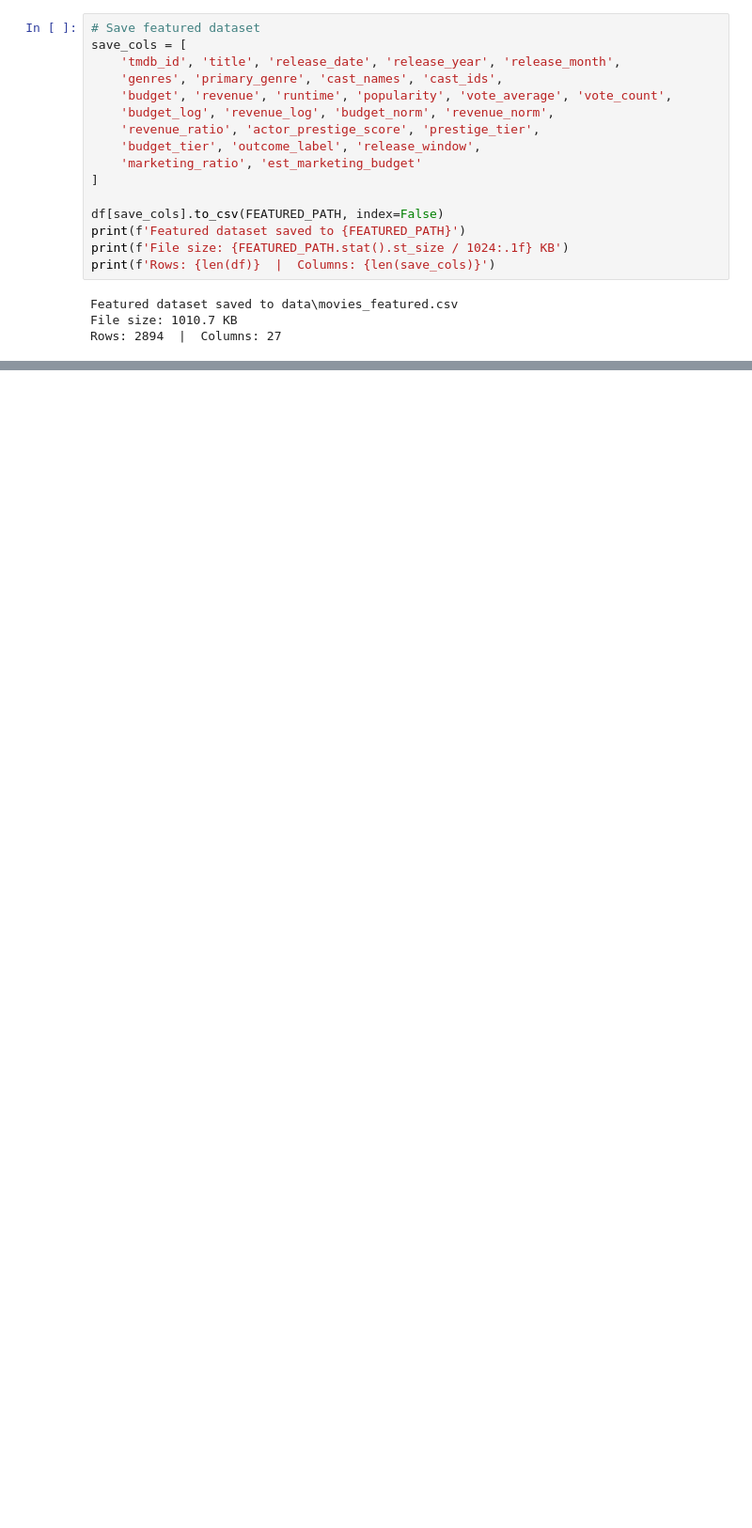
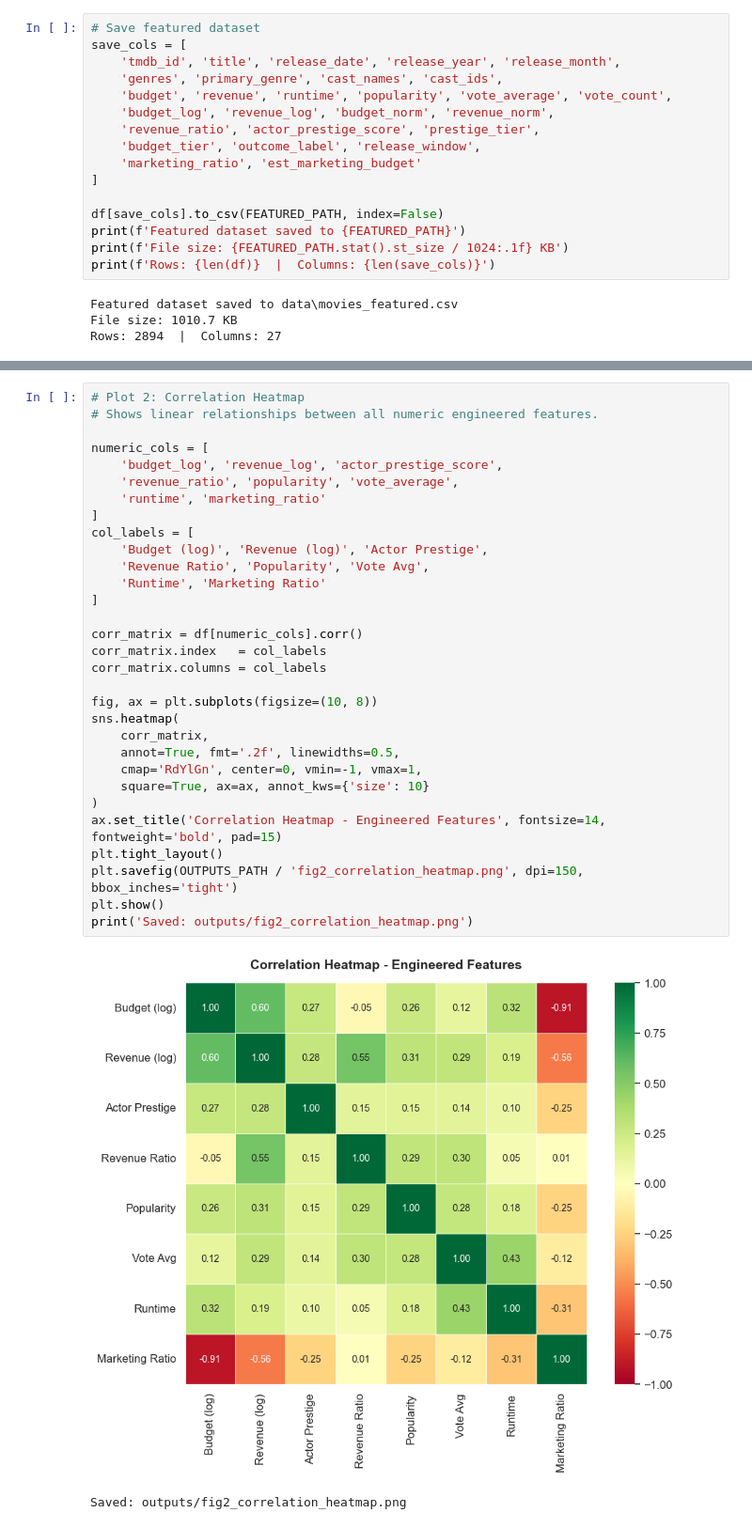
Before and after one commit to stefhooy/box-office-bayesian, a Jupyter notebook: blockbuster_formula.ipynb, the cells around one changed output, grey strips where cells are left out. Shown at 94% size. Drawn from its saved outputs; the diff is of its cells as text; blank space fills up the shorter version.

```diff
--- a/blockbuster_formula.ipynb
+++ b/blockbuster_formula.ipynb
@@ -912,0 +1007,34 @@ Rows: 2894  |  Columns: 27
+# %%
+# Plot 2: Correlation Heatmap
+# Shows linear relationships between all numeric engineered features.
+
+numeric_cols = [
+    'budget_log', 'revenue_log', 'actor_prestige_score',
+    'revenue_ratio', 'popularity', 'vote_average',
+    'runtime', 'marketing_ratio'
+]
+col_labels = [
+    'Budget (log)', 'Revenue (log)', 'Actor Prestige',
+    'Revenue Ratio', 'Popularity', 'Vote Avg',
+    'Runtime', 'Marketing Ratio'
+]
+
+corr_matrix = df[numeric_cols].corr()
+corr_matrix.index   = col_labels
+corr_matrix.columns = col_labels
+
+fig, ax = plt.subplots(figsize=(10, 8))
+sns.heatmap(
+    corr_matrix,
+    annot=True, fmt='.2f', linewidths=0.5,
+    cmap='RdYlGn', center=0, vmin=-1, vmax=1,
+    square=True, ax=ax, annot_kws={'size': 10}
+)
+ax.set_title('Correlation Heatmap - Engineered Features', fontsize=14, fontweight='bold', pad=15)
+plt.tight_layout()
+plt.savefig(OUTPUTS_PATH / 'fig2_correlation_heatmap.png', dpi=150, bbox_inches='tight')
+plt.show()
+print('Saved: outputs/fig2_correlation_heatmap.png')
+# %% [output]
+[figure, added]
+Saved: outputs/fig2_correlation_heatmap.png
```
Also changed, not shown: parts of 7 cells of this notebook, 2 other files.
